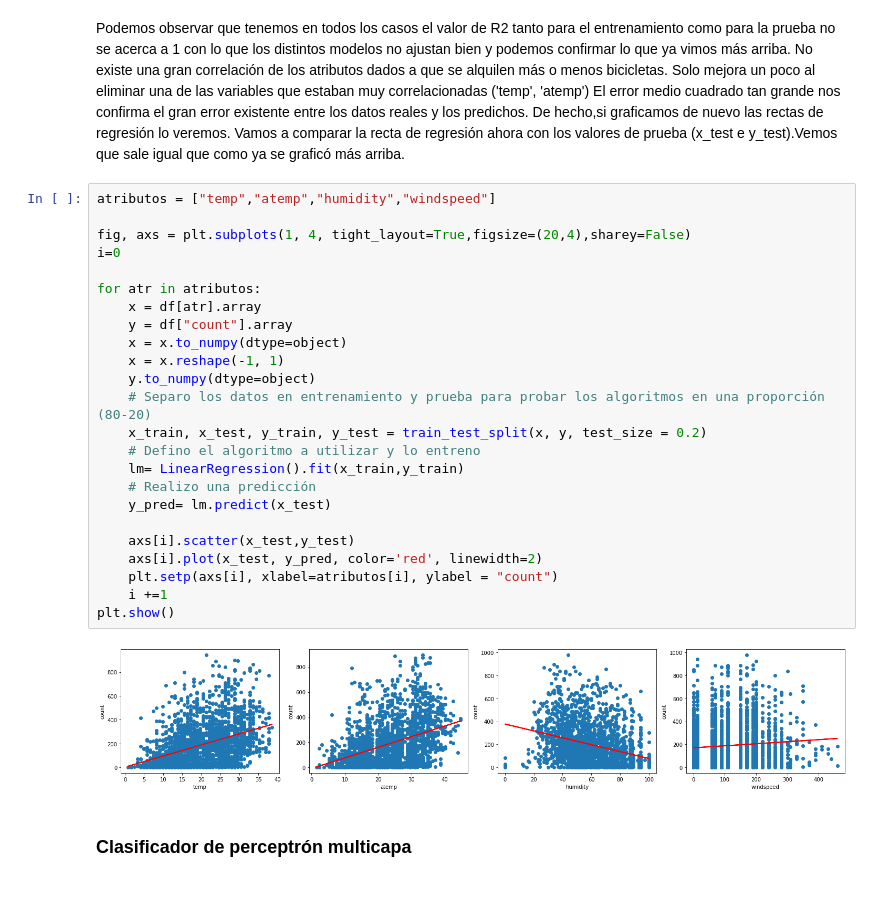
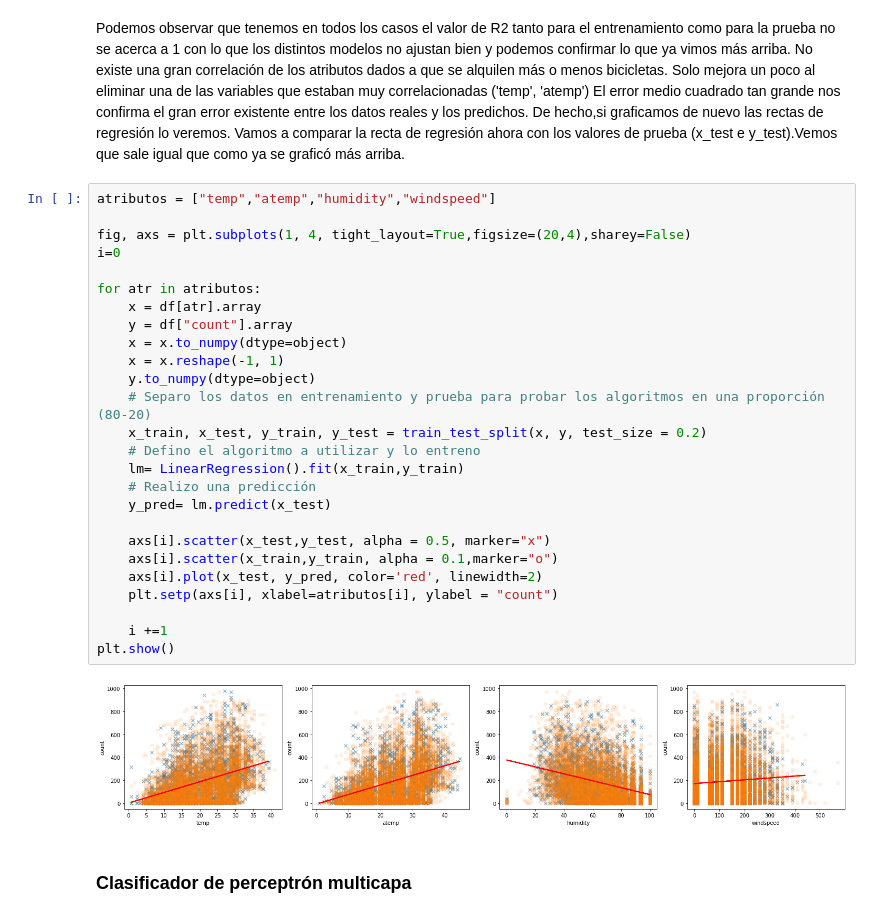
Before and after one commit to oscarjimenezo/Ejemplos-de-machine-learning, a Jupyter notebook: Actividades Tecnicas de inteligencia artificial/Laboratorio/actividad_1/Actividad_1_Regresión.ipynb, the cells around one changed output. Saved outputs shown, nothing was run; the diff lists cells and outputs as text.

```diff
--- a/Actividades Tecnicas de inteligencia artificial/Laboratorio/actividad_1/Actividad_1_Regresión.ipynb
+++ b/Actividades Tecnicas de inteligencia artificial/Laboratorio/actividad_1/Actividad_1_Regresión.ipynb
@@ -513,29 +513,31 @@ De hecho,si graficamos de nuevo las rectas de regresión lo veremos. Vamos a com
 # %%
 atributos = ["temp","atemp","humidity","windspeed"]
 
 fig, axs = plt.subplots(1, 4, tight_layout=True,figsize=(20,4),sharey=False)
 i=0
 
 for atr in atributos:
     x = df[atr].array
     y = df["count"].array
     x = x.to_numpy(dtype=object)
     x = x.reshape(-1, 1)
     y.to_numpy(dtype=object)
     # Separo los datos en entrenamiento y prueba para probar los algoritmos en una proporción (80-20)
     x_train, x_test, y_train, y_test = train_test_split(x, y, test_size = 0.2)
     # Defino el algoritmo a utilizar y lo entreno
     lm= LinearRegression().fit(x_train,y_train)
     # Realizo una predicción
     y_pred= lm.predict(x_test)
 
-    axs[i].scatter(x_test,y_test)
+    axs[i].scatter(x_test,y_test, alpha = 0.5, marker="x")
+    axs[i].scatter(x_train,y_train, alpha = 0.1,marker="o")
     axs[i].plot(x_test, y_pred, color='red', linewidth=2)
     plt.setp(axs[i], xlabel=atributos[i], ylabel = "count")
+
     i +=1
 plt.show()
 # %% [output]
-[figure, old version]
+[figure, new version]
 # %% [markdown]
 ### Clasificador de perceptrón multicapa
 # %%
```
Also changed, not shown: parts of 15 cells of this notebook.
